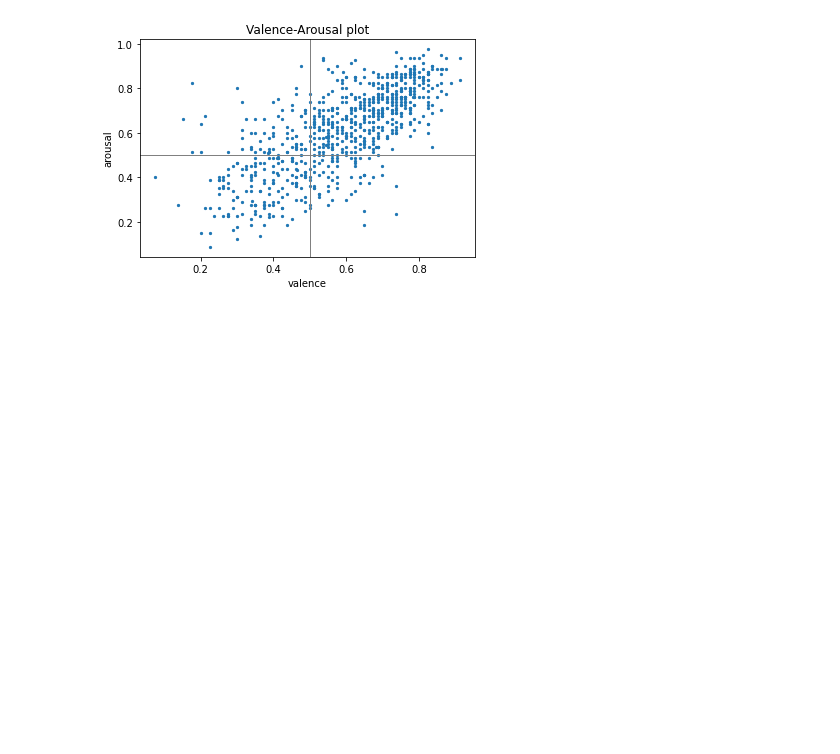
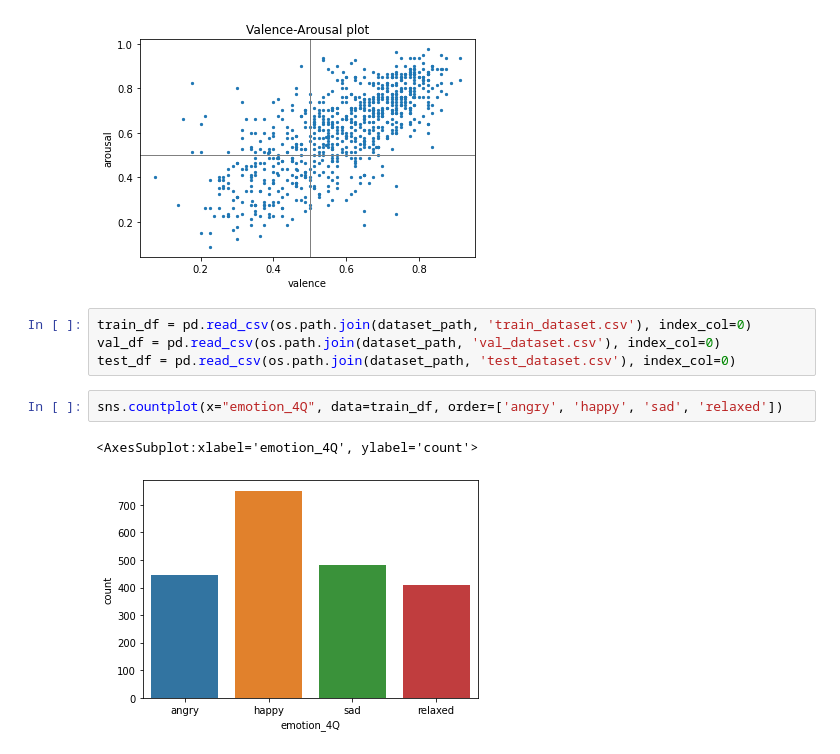
Before and after one commit to wojtek11530/song_lyric_classification, a Jupyter notebook: notebooks/preprocessed_dataset_analysis.ipynb, the cells around one changed output. Saved outputs shown, nothing was run; the diff lists cells and outputs as text; blank space fills up the shorter version.

```diff
--- a/notebooks/preprocessed_dataset_analysis.ipynb
+++ b/notebooks/preprocessed_dataset_analysis.ipynb
@@ -132,3 +132,12 @@ plt.ylabel('arousal')
 # %% [output]
 Text(0, 0.5, 'arousal')
 [figure]
+# %%
+train_df = pd.read_csv(os.path.join(dataset_path, 'train_dataset.csv'), index_col=0)
+val_df = pd.read_csv(os.path.join(dataset_path, 'val_dataset.csv'), index_col=0)
+test_df = pd.read_csv(os.path.join(dataset_path, 'test_dataset.csv'), index_col=0)
+# %%
+sns.countplot(x="emotion_4Q", data=train_df, order=['angry', 'happy', 'sad', 'relaxed'])
+# %% [output]
+<AxesSubplot:xlabel='emotion_4Q', ylabel='count'>
+[figure, added]
```
Also changed, not shown: parts of 4 cells of this notebook, 4 other files.
